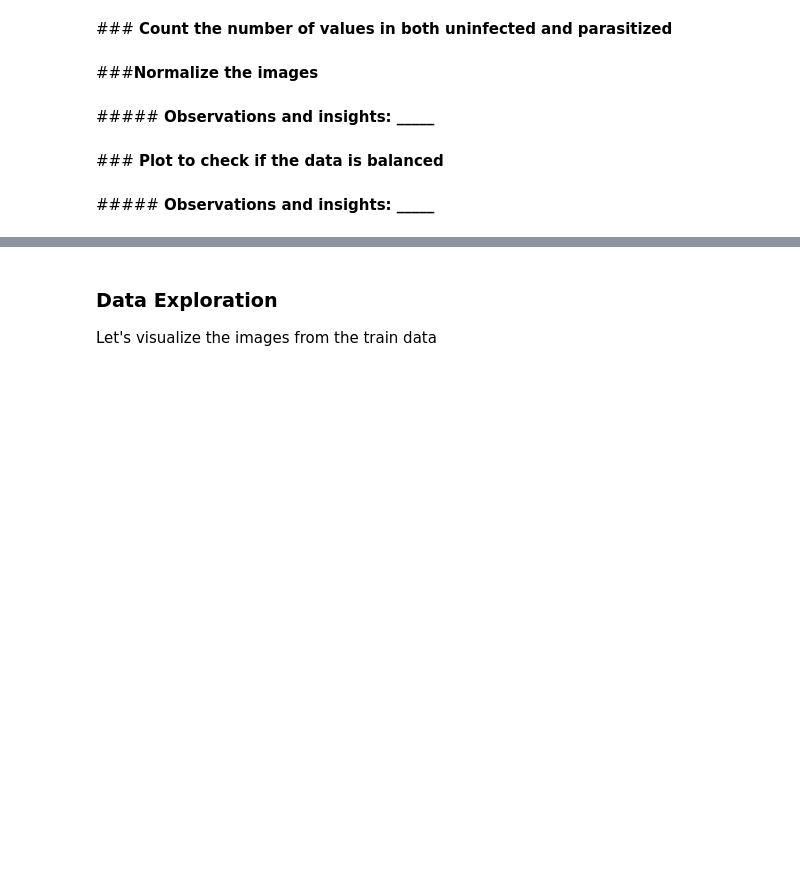
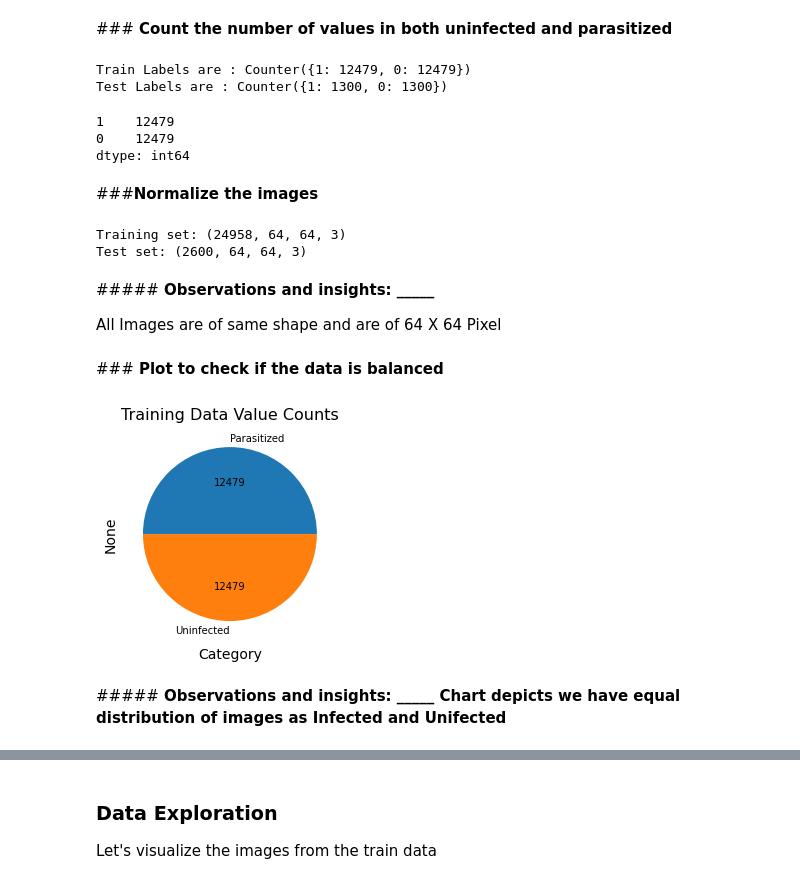
Before and after one commit to shajohn4/Portfolio, a Jupyter notebook: Reference_Notebook_Milestone_1_Deep_Learning_Final_Version.ipynb, the cells around one changed output, grey strips where cells are left out. Drawn from its saved outputs; the diff is of its cells as text; code cells hidden in the pictures; blank space fills up the shorter version.

```diff
--- a/Reference_Notebook_Milestone_1_Deep_Learning_Final_Version.ipynb
+++ b/Reference_Notebook_Milestone_1_Deep_Learning_Final_Version.ipynb
@@ -193,3 +278,22 @@ test_labels = np.array(test_labels)
+# %%
+# try to use value_counts to count the values
+from collections import Counter
+
+print(f'Train Labels are : {Counter(train_labels)}'  )
+print(f'Test Labels are : {Counter(test_labels)}'  )
+
+train_data_series = pd.Series(train_labels)
+train_data_series.value_counts()
+
+
+test_data_series = pd.Series(train_labels)
+test_data_series.value_counts()
+# %% [output]
+Train Labels are : Counter({1: 12479, 0: 12479})
+Test Labels are : Counter({1: 1300, 0: 1300})
+1    12479
+0    12479
+dtype: int64
 # %% [markdown]
 ###<b>Normalize the images
 # %%
@@ -199,8 +303,33 @@ test_images = (______________).astype('float32')
+# %%
+print('Training set:', train_images.shape)
+print('Test set:', test_images.shape)
+# %% [output]
+Training set: (24958, 64, 64, 3)
+Test set: (2600, 64, 64, 3)
 # %% [markdown]
 #####<b> Observations and insights: _____
+
+All Images are of same shape and are of 64 X 64 Pixel
 # %% [markdown]
 ###<b> Plot to check if the data is balanced
 # %%
 # you are free to use bar plot or pie-plot or count plot, etc. to plot the labels of train and test data and check if they are balanced
+%matplotlib inline
+fig, ax = plt.subplots()
+
+new_train_series = train_data_series.value_counts()
+new_train_series=new_train_series.rename(index={1:'Parasitized', 0:'Uninfected'})
+
+new_test_series = test_data_series.value_counts()
+new_test_series=new_test_series.rename(index={1:'Parasitized', 0:'Uninfected'})
+
+ax.set_xlabel('Category', fontsize=14)
+ax.set_ylabel('Count', fontsize=14)
+ax.set_title('Training Data Value Counts', fontsize=16)
+new_train_series.plot.pie(autopct=lambda p: new_train_series.loc['Parasitized'])
+plt.show()
+# %% [output]
+[figure, added]
 # %% [markdown]
 #####<b> Observations and insights: _____
+Chart depicts we have equal distribution of images as Infected and Unifected
```
Also changed, not shown: parts of 44 cells of this notebook.
